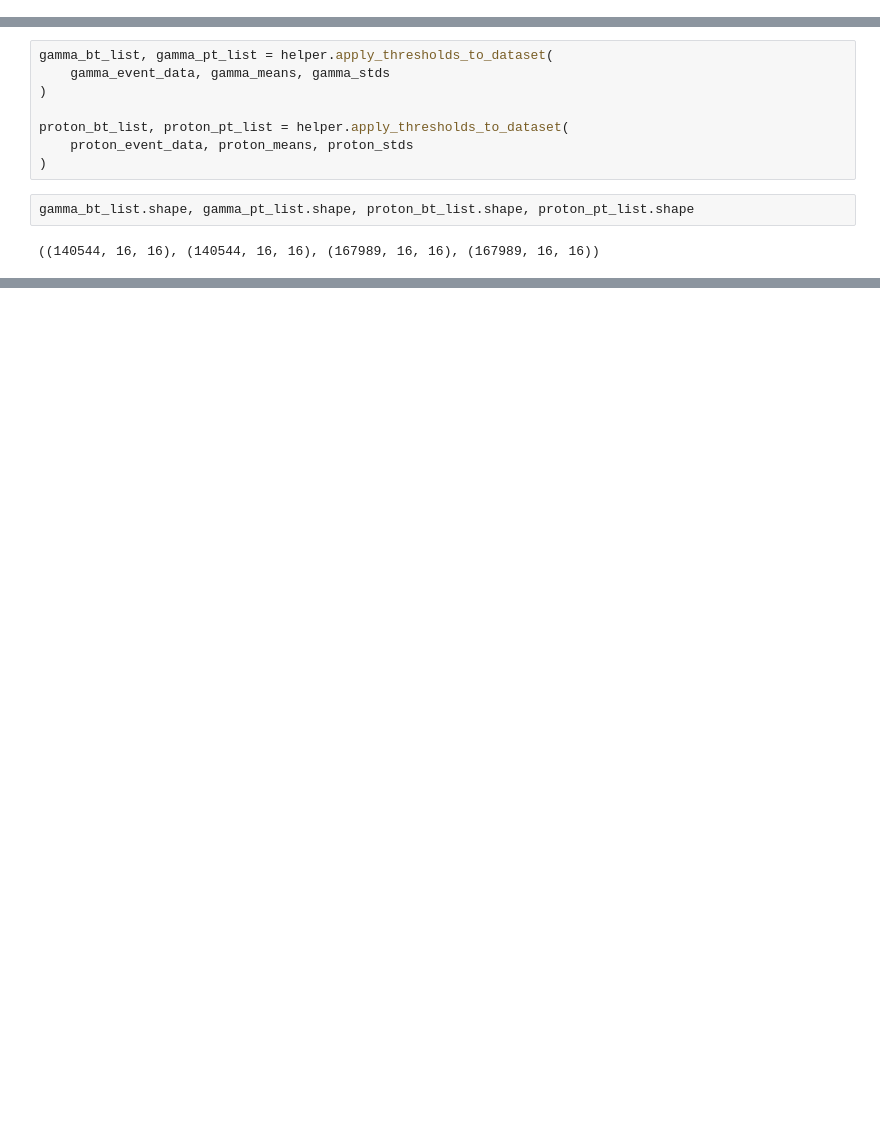
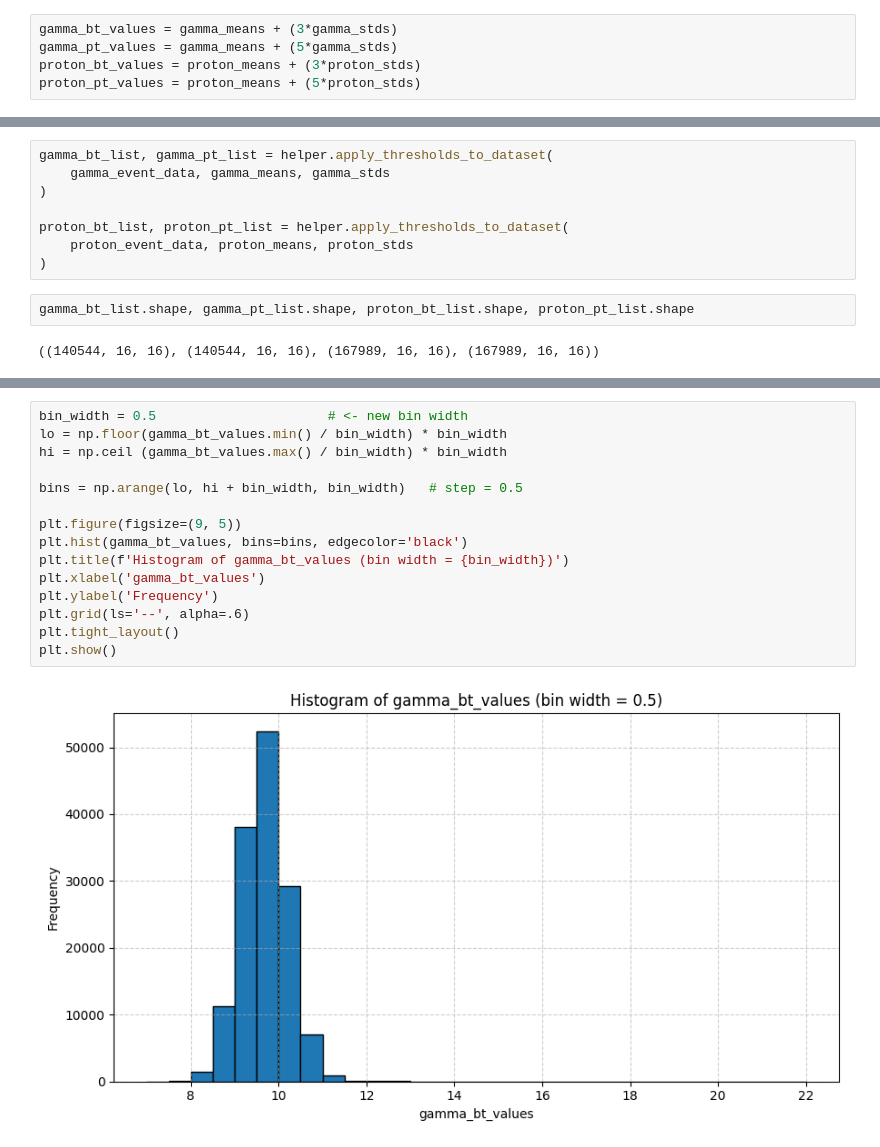
Before and after one commit to Abhimanyu5100/Gapd_camera_gamma_ray_detection, a Jupyter notebook: data_processing.ipynb, the cells around one changed output, grey strips where cells are left out. Drawn from its saved outputs; the diff is of its cells as text; blank space fills up the shorter version.

```diff
--- a/data_processing.ipynb
+++ b/data_processing.ipynb
@@ -58,0 +28,5 @@ helper.plot_single_event_gaussian(proton_event_data[18], proton_amplitudes[18],
+# %%
+gamma_bt_values = gamma_means + (3*gamma_stds)
+gamma_pt_values = gamma_means + (5*gamma_stds)
+proton_bt_values = proton_means + (3*proton_stds)
+proton_pt_values = proton_means + (5*proton_stds)
@@ -505,0 +75,17 @@ plot_pixel_matrix(proton_event_data[0], "Proton Event 0 Pixel Matrix")
+# %%
+bin_width = 0.5                      # <- new bin width
+lo = np.floor(gamma_bt_values.min() / bin_width) * bin_width
+hi = np.ceil (gamma_bt_values.max() / bin_width) * bin_width
+
+bins = np.arange(lo, hi + bin_width, bin_width)   # step = 0.5
+
+plt.figure(figsize=(9, 5))
+plt.hist(gamma_bt_values, bins=bins, edgecolor='black')
+plt.title(f'Histogram of gamma_bt_values (bin width = {bin_width})')
+plt.xlabel('gamma_bt_values')
+plt.ylabel('Frequency')
+plt.grid(ls='--', alpha=.6)
+plt.tight_layout()
+plt.show()
+# %% [output]
+[figure, added]
```
Also changed, not shown: parts of 31 cells of this notebook, 3 other files.
